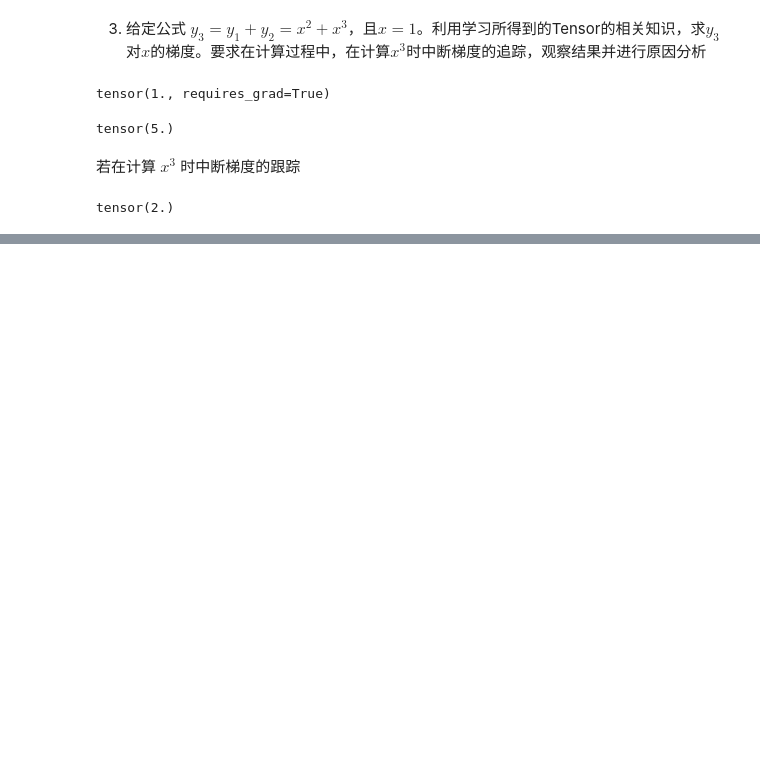
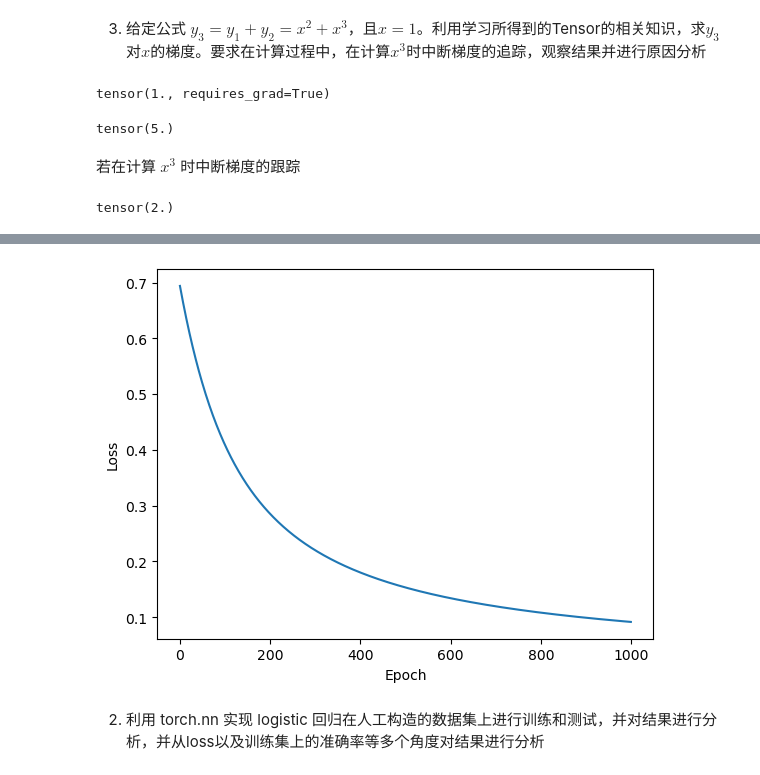
Before and after one commit to ymzhang-cs/HW-DeepLearning-2024, a Jupyter notebook: Notebooks/Lab1.ipynb, the cells around one changed output, grey strips where cells are left out. Cells and saved outputs as stored; diff of their text form; code cells hidden in the pictures; blank space fills up the shorter version.

Commit message:
Lab1 Logistic

```diff
--- a/Notebooks/Lab1.ipynb
+++ b/Notebooks/Lab1.ipynb
@@ -95,0 +144,40 @@ tensor(2.)
+# %%
+def bce(y_hat, y, epsilon=1e-12):
+    y_hat = torch.clamp(y_hat, epsilon, 1. - epsilon)  # Clamp y_hat to avoid log(0)
+    return -torch.sum(torch.mul(y, torch.log(y_hat)) + torch.mul(1-y, torch.log(1-y_hat))) / y_hat.size()[0]
+# %%
+def sgd(params, lr, batch_size):
+    for param in params:
+        param.data -= lr * param.grad / batch_size
+# %%
+def clear_grad(params):
+    for param in params:
+        param.grad.data.zero_()
+# %%
+epochs = 1000
+batch_size = 256
+net = Net
+loss = bce
+lr = 0.5
+
+# 初始化参数
+w = torch.normal(0, 0.01, (2, 1))
+b = torch.zeros((1, 1))
+
+# 设置参数 requires grad
+w.requires_grad_(requires_grad=True)
+b.requires_grad_(requires_grad=True)
+
+all_train_loss = []
+for epoch in range(epochs):
+    for X, y in data_iter(batch_size, my_values, my_labels):
+        y_hat = net(X, w, b)
+        l = loss(y_hat, y)
+        l.backward()
+        sgd([w, b], lr, batch_size)
+        clear_grad([w, b])
+    train_loss = loss(net(my_values, w, b), my_labels).mean().item()
+    all_train_loss.append(train_loss)
+    print(f"Epoch: {epoch+1} / {epochs}, loss: {train_loss}")
+
+print(w, b)
@@ -95,0 +202,6 @@ tensor(2.)
+# %%
+draw_loss(all_train_loss)
+# %% [output]
+[figure, added]
+# %% [markdown]
+2. 利用 torch.nn 实现 logistic 回归在人工构造的数据集上进行训练和测试，并对结果进行分析，并从loss以及训练集上的准确率等多个角度对结果进行分析
```
Also changed, not shown: parts of 18 cells of this notebook.
